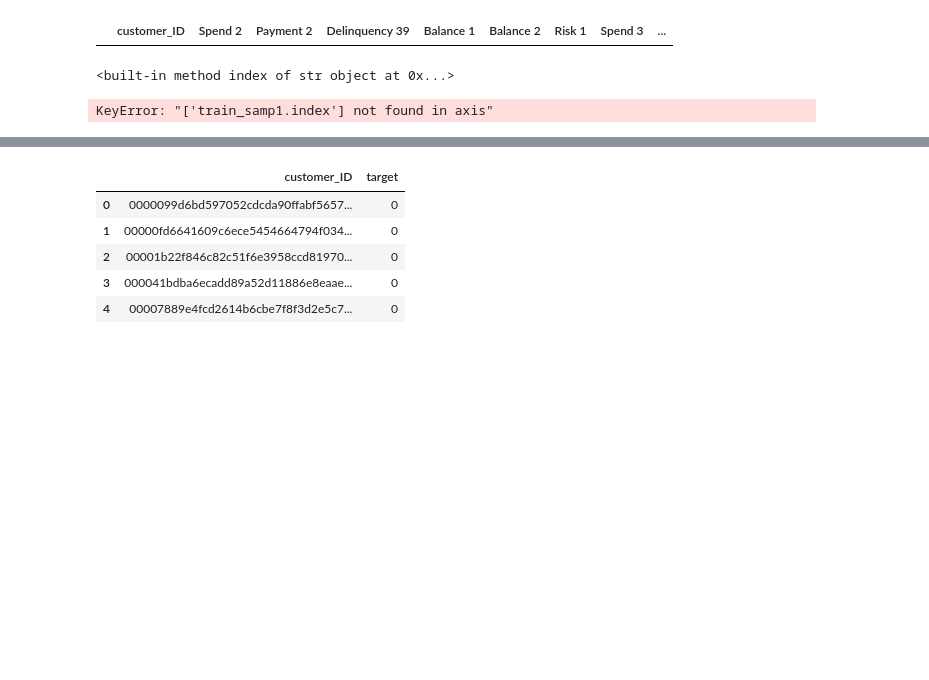
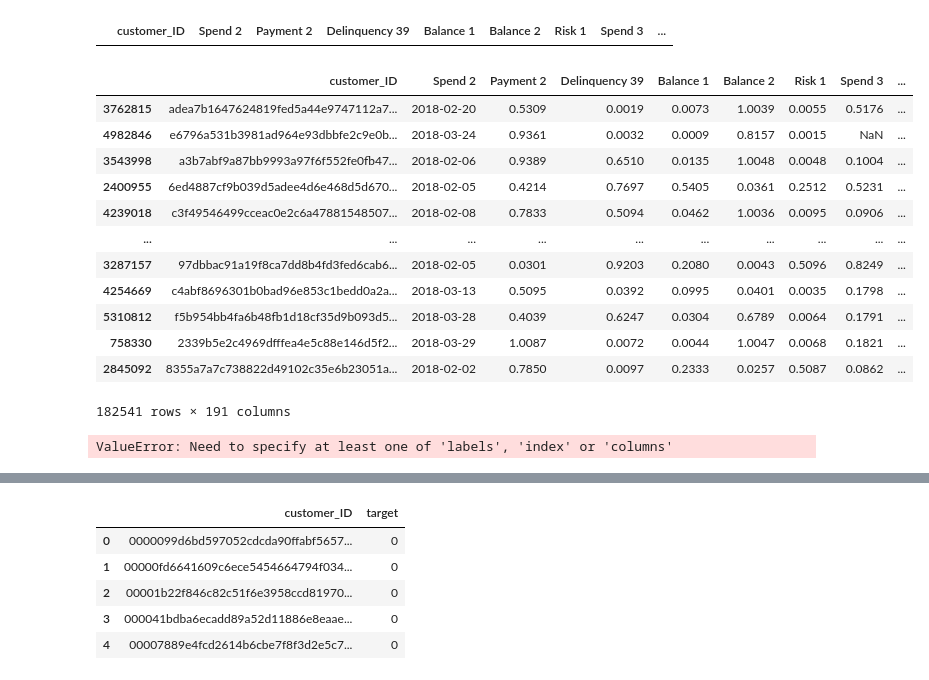
Before and after one commit to idsts2670/kaggle, a Jupyter notebook: amex-default-prediction/amex-default-prediction_v1.ipynb, the cells around one changed output, grey strips where cells are left out. Drawn from its saved outputs; the diff is of its cells as text; code cells hidden in the pictures; blank space fills up the shorter version.

```diff
--- a/amex-default-prediction/amex-default-prediction_v1.ipynb
+++ b/amex-default-prediction/amex-default-prediction_v1.ipynb
@@ -460,18 +460,29 @@ train_tmp.drop(index=train_samp1.index, axis=1)
 train_tmp.iloc[3502438:3502441,:]
 # %% [output]
 |  | customer_ID | Spend 2 | Payment 2 | Delinquency 39 | Balance 1 | Balance 2 | Risk 1 | Spend 3 | ... |
-# %%
-for i in range(1,2):
-    f'train_sample{i}'.index
-# %% [output]
-<built-in method index of str object at 0x...>
+# %%
+train_samp1
+# %% [output]
+|  | customer_ID | Spend 2 | Payment 2 | Delinquency 39 | Balance 1 | Balance 2 | Risk 1 | Spend 3 | ... |
+| 3762815 | adea7b1647624819fed5a44e9747112a7... | 2018-02-20 | 0.5309 | 0.0019 | 0.0073 | 1.0039 | 0.0055 | 0.5176 | ... |
+| 4982846 | e6796a531b3981ad964e93dbbfe2c9e0b... | 2018-03-24 | 0.9361 | 0.0032 | 0.0009 | 0.8157 | 0.0015 | NaN | ... |
+| 3543998 | a3b7abf9a87bb9993a97f6f552fe0fb47... | 2018-02-06 | 0.9389 | 0.6510 | 0.0135 | 1.0048 | 0.0048 | 0.1004 | ... |
+| 2400955 | 6ed4887cf9b039d5adee4d6e468d5d670... | 2018-02-05 | 0.4214 | 0.7697 | 0.5405 | 0.0361 | 0.2512 | 0.5231 | ... |
+| 4239018 | c3f49546499cceac0e2c6a47881548507... | 2018-02-08 | 0.7833 | 0.5094 | 0.0462 | 1.0036 | 0.0095 | 0.0906 | ... |
+| ... | ... | ... | ... | ... | ... | ... | ... | ... | ... |
+| 3287157 | 97dbbac91a19f8ca7dd8b4fd3fed6cab6... | 2018-02-05 | 0.0301 | 0.9203 | 0.2080 | 0.0043 | 0.5096 | 0.8249 | ... |
+| 4254669 | c4abf8696301b0bad96e853c1bedd0a2a... | 2018-03-13 | 0.5095 | 0.0392 | 0.0995 | 0.0401 | 0.0035 | 0.1798 | ... |
+| 5310812 | f5b954bb4fa6b48fb1d18cf35d9b093d5... | 2018-03-28 | 0.4039 | 0.6247 | 0.0304 | 0.6789 | 0.0064 | 0.1791 | ... |
+| 758330 | 2339b5e2c4969dfffea4e5c88e146d5f2... | 2018-03-29 | 1.0087 | 0.0072 | 0.0044 | 1.0047 | 0.0068 | 0.1821 | ... |
+| 2845092 | 8355a7a7c738822d49102c35e6b23051a... | 2018-02-02 | 0.7850 | 0.0097 | 0.2333 | 0.0257 | 0.5087 | 0.0862 | ... |
+182541 rows × 191 columns
 # %%
 # サンプルデータを抽出する
 for i in range(1,6):
     exec(f"train_samp{i} = train_tmp.sample(frac=0.2, random_state={i})")
-    train_tmp = train_tmp.drop(index = f'train_samp{i}.index', axis=1)
+    train_tmp.drop(eval('train_samp' + str(i) + '.index'), axis=0, inplace=True)
 # %% [output]
-KeyError: "['train_samp1.index'] not found in axis"
+ValueError: Need to specify at least one of 'labels', 'index' or 'columns'
 # %%
 gc.collect()
 # %% [output]
```
Also changed, not shown: parts of 2 cells of this notebook.
